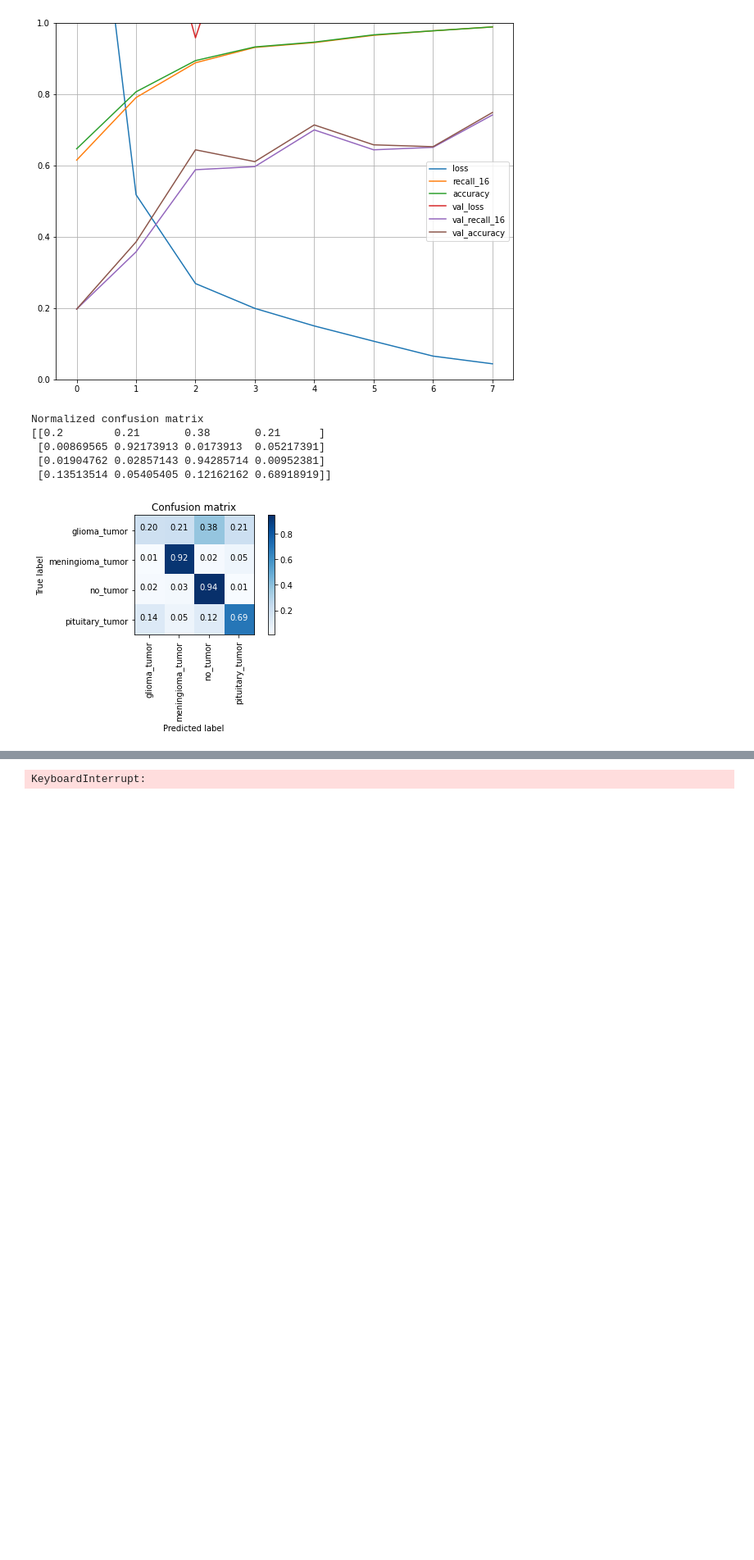
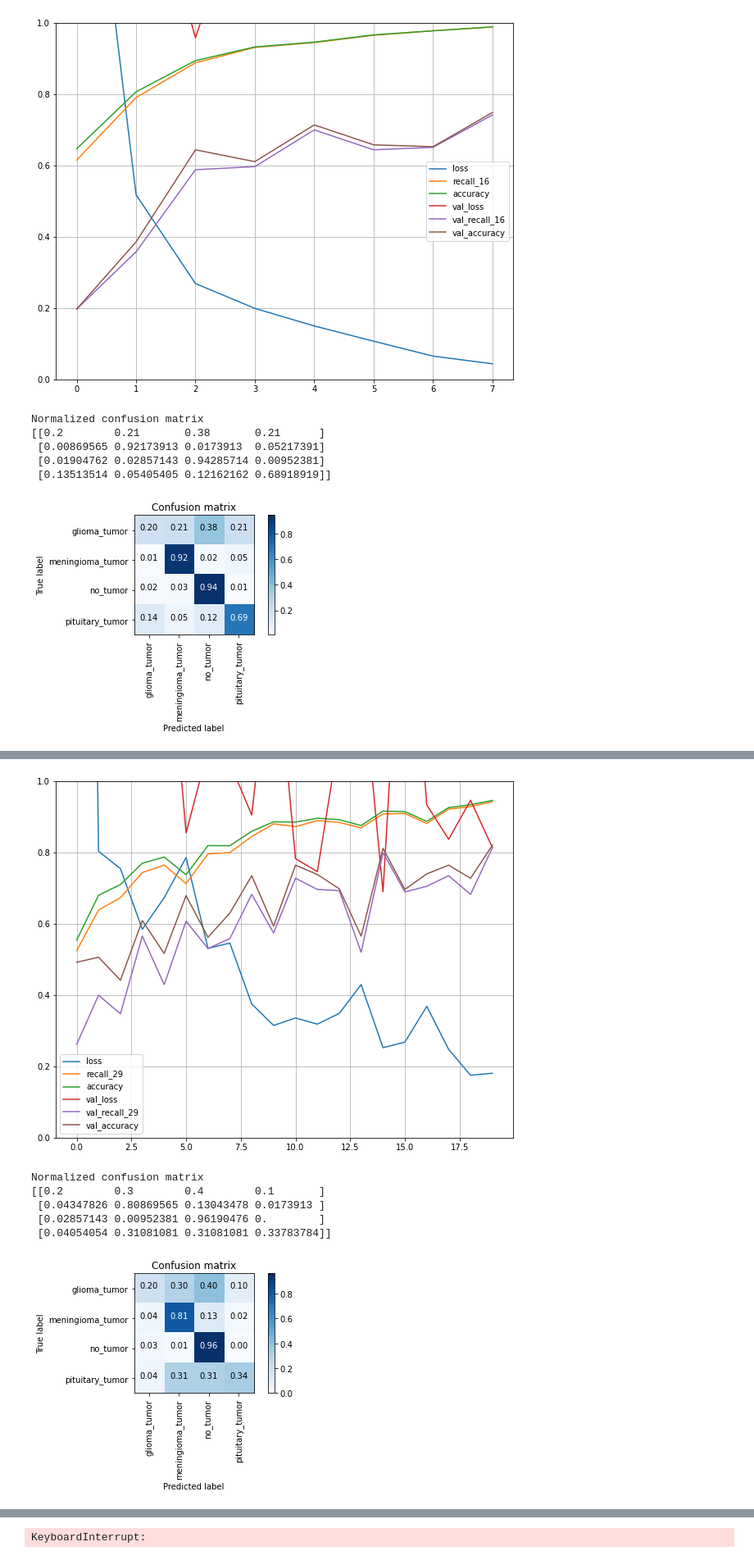
Before and after one commit to Jacobheyman702/Brain_tumor_classifer, a Jupyter notebook: Image_Analysis.ipynb, the cells around one changed output, grey strips where cells are left out. Shown at 82% size. Drawn from its saved outputs; the diff is of its cells as text; code cells hidden in the pictures; blank space fills up the shorter version.

```diff
--- a/Image_Analysis.ipynb
+++ b/Image_Analysis.ipynb
@@ -621,0 +771,19 @@ None
+# %%
+history_baseline_df = pd.DataFrame(alex_no_aug_history.history)
+history_baseline_df.plot(figsize=(10,8))
+plt.grid(True)
+plt.gca().set_ylim(0,1)
+plt.show()
+
+y_pred = alex_no_aug.predict_classes(test_images)
+
+confusion = confusion_matrix(test_labels.argmax(axis=1),y_pred)
+plot_confusion_matrix(confusion,data_test.class_indices, normalize=True)
+# %% [output]
+[figure, added]
+Normalized confusion matrix
+[[0.2        0.3        0.4        0.1       ]
+ [0.04347826 0.80869565 0.13043478 0.0173913 ]
+ [0.02857143 0.00952381 0.96190476 0.        ]
+ [0.04054054 0.31081081 0.31081081 0.33783784]]
+[figure, added]
```
Also changed, not shown: parts of 43 cells of this notebook, 1 other file.
